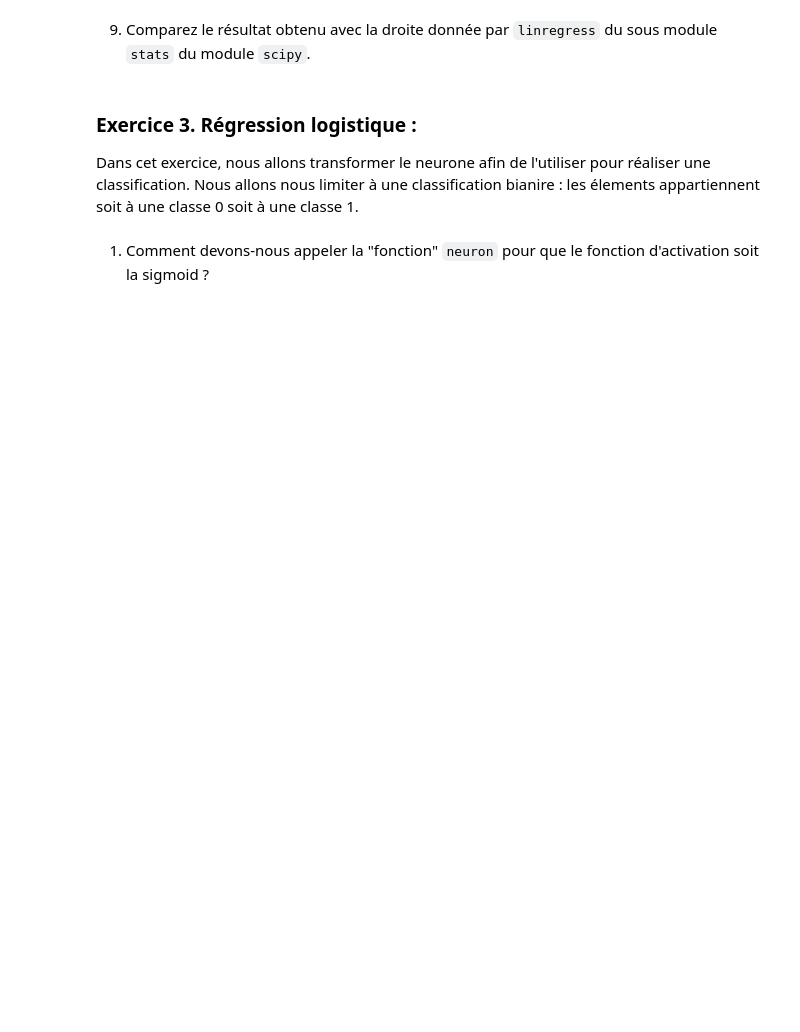
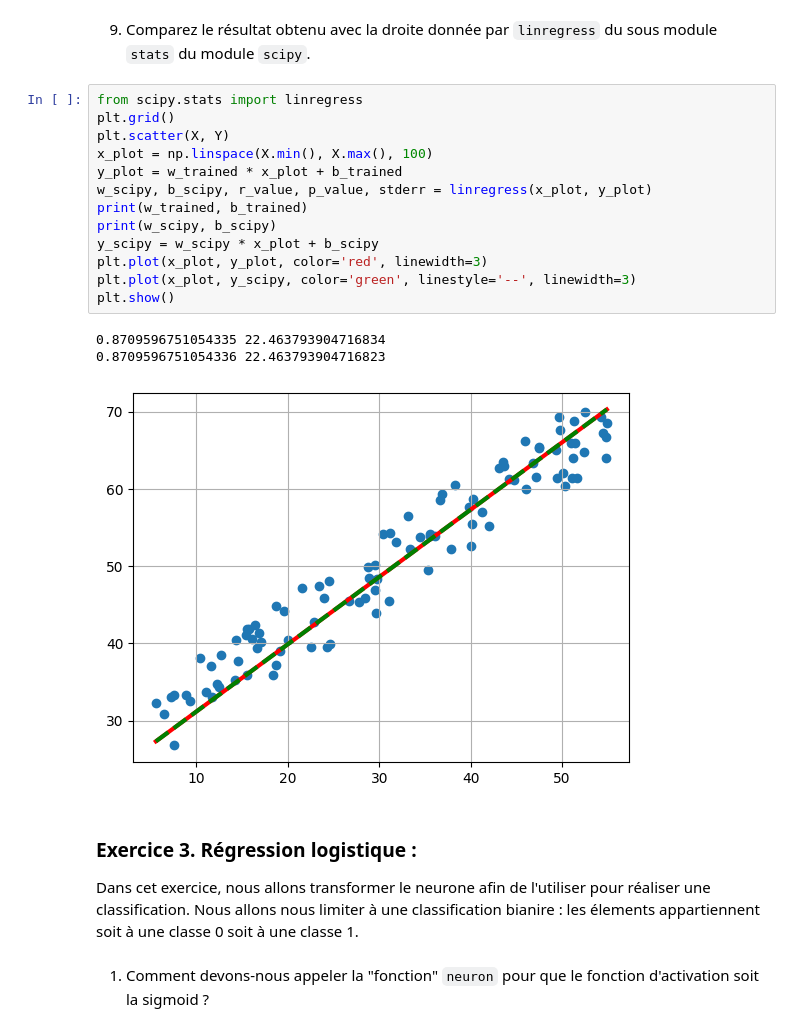
Before and after one commit to Daskans/FAC, a Jupyter notebook: M1 Info/IA/TD 3/deep_learning.ipynb, the cells around one changed output. Saved outputs shown, nothing was run; the diff lists cells and outputs as text; blank space fills up the shorter version.

```diff
--- a/M1 Info/IA/TD 3/deep_learning.ipynb
+++ b/M1 Info/IA/TD 3/deep_learning.ipynb
@@ -145,5 +194,22 @@ def train(x, y, eta, epochs):
 # %% [markdown]
 9. Comparez le résultat obtenu avec la droite donnée par <code>linregress</code> du sous module <code>stats</code> du module <code>scipy</code>.
+# %%
+from scipy.stats import linregress
+plt.grid()
+plt.scatter(X, Y)
+x_plot = np.linspace(X.min(), X.max(), 100)
+y_plot = w_trained * x_plot + b_trained
+w_scipy, b_scipy, r_value, p_value, stderr = linregress(x_plot, y_plot)
+print(w_trained, b_trained)
+print(w_scipy, b_scipy)
+y_scipy = w_scipy * x_plot + b_scipy
+plt.plot(x_plot, y_plot, color='red', linewidth=3)
+plt.plot(x_plot, y_scipy, color='green', linestyle='--', linewidth=3)
+plt.show()
+# %% [output]
+0.8709596751054335 22.463793904716834
+0.8709596751054336 22.463793904716823
+[figure, added]
 # %% [markdown]
 ### Exercice 3. Régression logistique :
 
```
Also changed, not shown: parts of 15 cells of this notebook, 2 other files.
